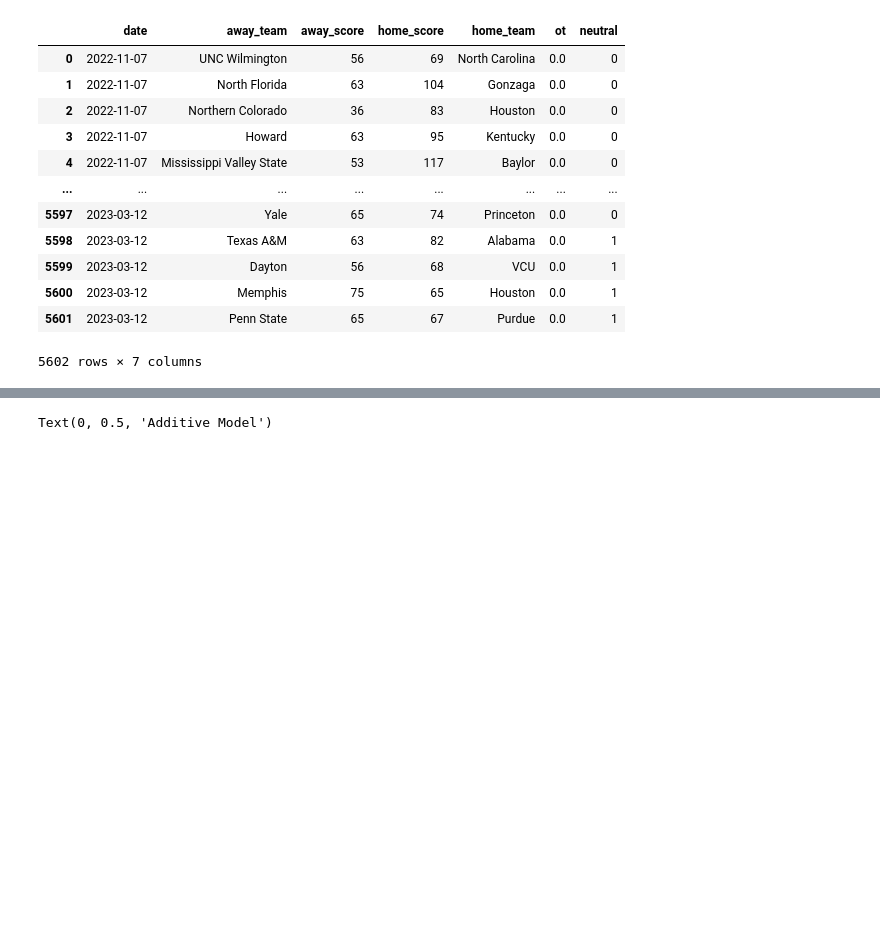
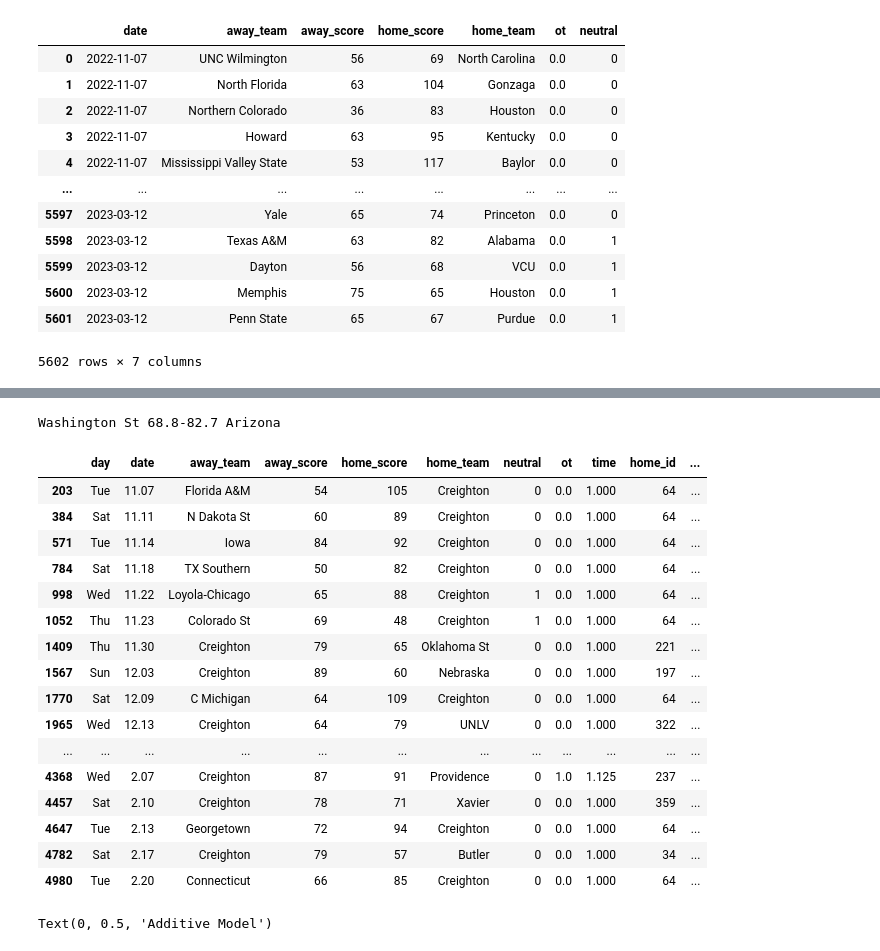
Before and after one commit to daviderics/Basketball-Model, a Jupyter notebook: bball_modeler.ipynb, the cells around one changed output, grey strips where cells are left out. Saved outputs shown, nothing was run; the diff lists cells and outputs as text; code cells hidden in the pictures; blank space fills up the shorter version.

```diff
--- a/bball_modeler.ipynb
+++ b/bball_modeler.ipynb
@@ -1202,3 +1331,33 @@ games_model_a
+# %%
+away_t = 'Washington St'
+home_t = 'Arizona'
+away_s = par_dict_a.loc[par_dict_a['team']==away_t,'offense'].values[0] + \
+par_dict_a.loc[par_dict_a['team']==home_t,'defense'].values[0] - h_adv_a
+home_s = par_dict_a.loc[par_dict_a['team']==home_t,'offense'].values[0] + \
+par_dict_a.loc[par_dict_a['team']==away_t,'defense'].values[0] + h_adv_a
+print(f"{away_t} {np.round(away_s,1)}-{np.round(home_s,1)} {home_t}")
+# %% [output]
+Washington St 68.8-82.7 Arizona
+# %%
+games_model_a[(games_model_a['home_team']=='Creighton')|(games_model_a['away_team']=='Creighton')]
+# %% [output]
+|  | day | date | away_team | away_score | home_score | home_team | neutral | ot | time | home_id | ... |
+| 203 | Tue | 11.07 | Florida A&M | 54 | 105 | Creighton | 0 | 0.0 | 1.000 | 64 | ... |
+| 384 | Sat | 11.11 | N Dakota St | 60 | 89 | Creighton | 0 | 0.0 | 1.000 | 64 | ... |
+| 571 | Tue | 11.14 | Iowa | 84 | 92 | Creighton | 0 | 0.0 | 1.000 | 64 | ... |
+| 784 | Sat | 11.18 | TX Southern | 50 | 82 | Creighton | 0 | 0.0 | 1.000 | 64 | ... |
+| 998 | Wed | 11.22 | Loyola-Chicago | 65 | 88 | Creighton | 1 | 0.0 | 1.000 | 64 | ... |
+| 1052 | Thu | 11.23 | Colorado St | 69 | 48 | Creighton | 1 | 0.0 | 1.000 | 64 | ... |
+| 1409 | Thu | 11.30 | Creighton | 79 | 65 | Oklahoma St | 0 | 0.0 | 1.000 | 221 | ... |
+| 1567 | Sun | 12.03 | Creighton | 89 | 60 | Nebraska | 0 | 0.0 | 1.000 | 197 | ... |
+| 1770 | Sat | 12.09 | C Michigan | 64 | 109 | Creighton | 0 | 0.0 | 1.000 | 64 | ... |
+| 1965 | Wed | 12.13 | Creighton | 64 | 79 | UNLV | 0 | 0.0 | 1.000 | 322 | ... |
+| ... | ... | ... | ... | ... | ... | ... | ... | ... | ... | ... | ... |
+| 4368 | Wed | 2.07 | Creighton | 87 | 91 | Providence | 0 | 1.0 | 1.125 | 237 | ... |
+| 4457 | Sat | 2.10 | Creighton | 78 | 71 | Xavier | 0 | 0.0 | 1.000 | 359 | ... |
+| 4647 | Tue | 2.13 | Georgetown | 72 | 94 | Creighton | 0 | 0.0 | 1.000 | 64 | ... |
+| 4782 | Sat | 2.17 | Creighton | 79 | 57 | Butler | 0 | 0.0 | 1.000 | 34 | ... |
+| 4980 | Tue | 2.20 | Connecticut | 66 | 85 | Creighton | 0 | 0.0 | 1.000 | 64 | ... |
 # %%
 fig, ax = plt.subplots(ncols=2,figsize=(15,7))
 
```
Also changed, not shown: parts of 26 cells of this notebook.
